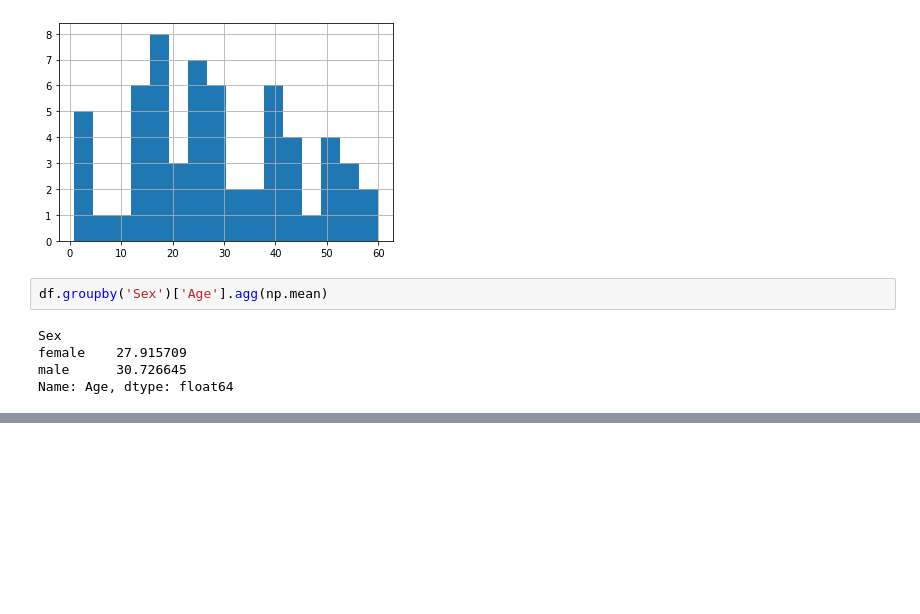
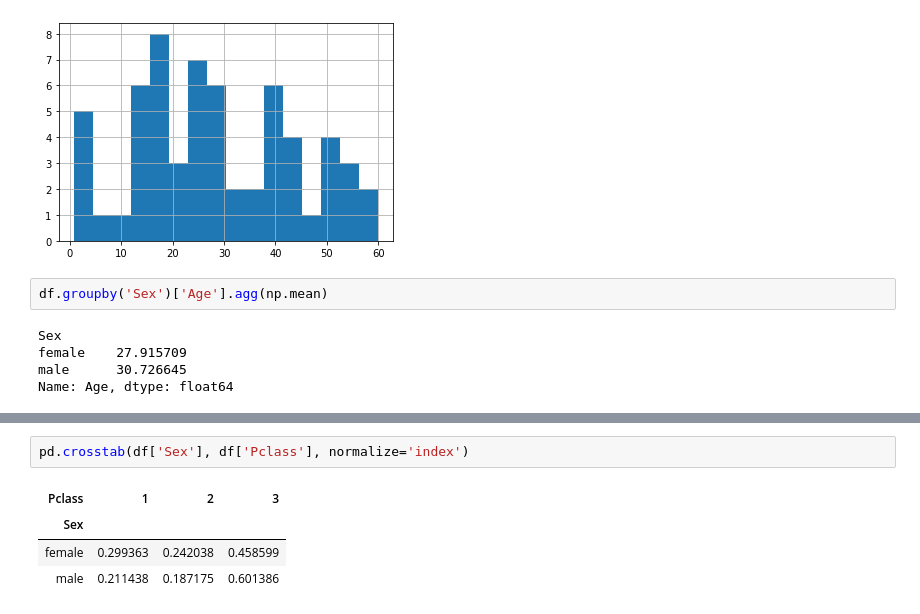
Before and after one commit to APNovichkov/pandas-datascience, a Jupyter notebook: 01-28/titanic_analysis.ipynb, the cells around one changed output, grey strips where cells are left out. Drawn from its saved outputs; the diff is of its cells as text; blank space fills up the shorter version.

```diff
--- a/01-28/titanic_analysis.ipynb
+++ b/01-28/titanic_analysis.ipynb
@@ -367,0 +410,7 @@ Name: Age, dtype: float64
+# %%
+pd.crosstab(df['Sex'], df['Pclass'], normalize='index')
+# %% [output]
+| Pclass | 1 | 2 | 3 |
+| Sex |  |  |  |
+| female | 0.299363 | 0.242038 | 0.458599 |
+| male | 0.211438 | 0.187175 | 0.601386 |
```
Also changed, not shown: parts of 10 cells of this notebook.
